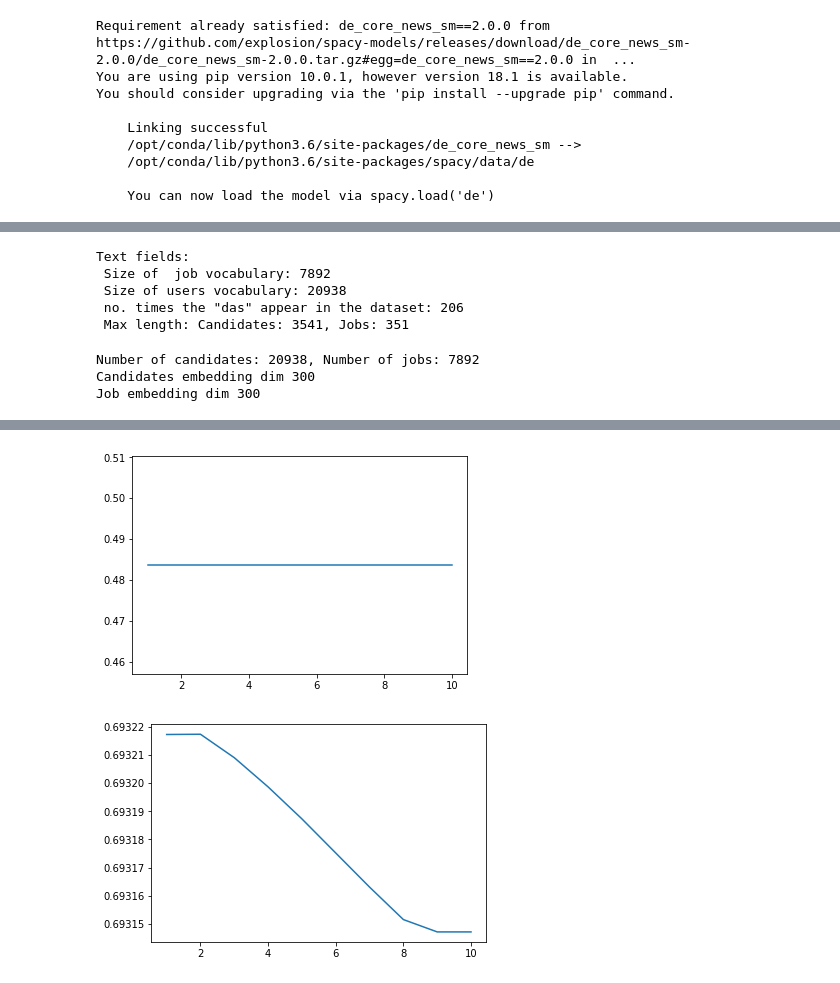
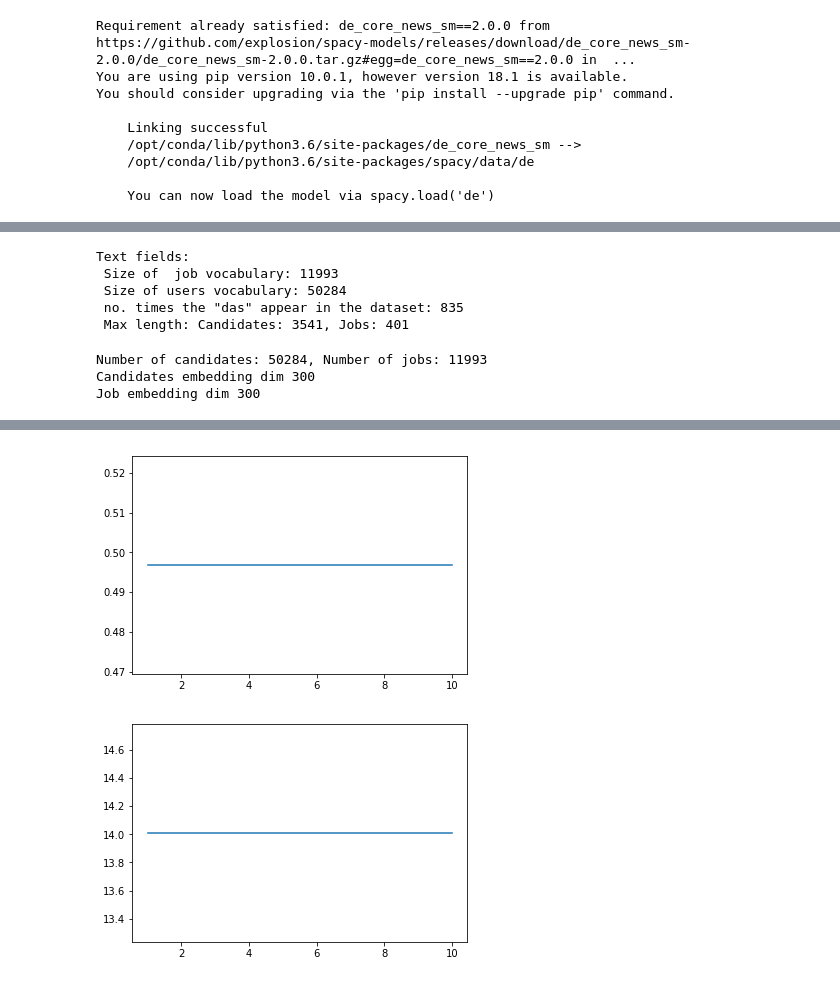
Before and after one commit to SofusA/Cookie-optimisers, a Jupyter notebook: models/CalendarFlops.ipynb, the cells around one changed output, grey strips where cells are left out. Saved outputs shown, nothing was run; the diff lists cells and outputs as text; code cells hidden in the pictures.

```diff
--- a/models/CalendarFlops.ipynb
+++ b/models/CalendarFlops.ipynb
@@ -42,8 +42,13 @@ parced_data = parced_data[['candidate_resume','job_description', 'match_status']
 parced_data['match_status'] = parced_data['match_status'][pd.to_numeric(parced_data['match_status'], errors='coerce').notnull()]
 parced_data = parced_data.dropna()
 
+# Max length
+max_len = 5000
+min_len = 100
+filt_candidate = parced_data["candidate_resume"].map(lambda x: len(x)) > min_len
+parced_data = parced_data[filt_candidate]
 #Flat
-parced_data['match_status'] = parced_data['match_status'].apply(lambda x: 0 if int(x) < 4 else 1)
+parced_data['match_status'] = parced_data['match_status'].apply(lambda x: 0 if int(x) < 2 else 1)
 
 # Drop to equal
 parced_data = parced_data.sort_values(by=['match_status'], ascending=False)
@@ -79,9 +88,10 @@ vec_url = 'https://s3-us-west-1.amazonaws.com/fasttext-vectors/wiki.de.vec'
 def tokenizer(text): # create a tokenizer function
     return [tok.text for tok in spacy_de.tokenizer(text)]
 
-CANDIDATES = Field(sequential=True, lower=True, include_lengths=True, fix_length=max_length_candidates)
+
+CANDIDATES = Field(sequential=True, lower=True, include_lengths=True, fix_length=max_length_candidates, tokenize=tokenizer)
 LABEL = Field(sequential=False, use_vocab=False)
-JOBS = Field(sequential=True, lower=True, include_lengths=True, fix_length=max_length_jobs)
+JOBS = Field(sequential=True, lower=True, include_lengths=True, fix_length=max_length_jobs, tokenize=tokenizer)
 
 train, val, test = TabularDataset.splits(
         path='../datasets/TalentFox', train='train.csv',
@@ -99,10 +109,10 @@ print(' no. times the "das" appear in the dataset:', JOBS.vocab.freqs['das']+CAN
 print(f' Max length: Candidates: {max_length_candidates}, Jobs: {max_length_jobs}')
 # %% [output]
 Text fields:
- Size of  job vocabulary: 7892
- Size of users vocabulary: 20938
- no. times the "das" appear in the dataset: 206
- Max length: Candidates: 3541, Jobs: 351
+ Size of  job vocabulary: 11993
+ Size of users vocabulary: 50284
+ no. times the "das" appear in the dataset: 835
+ Max length: Candidates: 3541, Jobs: 401
 # %%
 batch_size = (10, 11, 12)
 
@@ -122,7 +132,7 @@ print(f'Job embedding dim {embedding_dim_jobs}')
 n_hidden = 91
 l1_hidden = 500
 # %% [output]
-Number of candidates: 20938, Number of jobs: 7892
+Number of candidates: 50284, Number of jobs: 11993
 Candidates embedding dim 300
 Job embedding dim 300
 # %%
@@ -354,5 +364,5 @@ def trainLoop(epochs, lr=0.001, wd = 1e-6, print_batch_p = 1):
     plt.plot(range(1,epochs+1),losses)
     plt.show()
 # %%
-trainLoop(epochs=10, lr=0.001, wd=1e-6, print_batch_p=0.5)
+trainLoop(epochs=10, lr=1, wd=1e-6, print_batch_p=0.5)
 # %% [output]
@@ -376,2 +386,2 @@ Epoch 10: Validation average loss: 0.69 | F1: 0.65 | Accuracy: 0.48
-[figure, old version]
+[figure, new version]
-[figure, old version]
+[figure, new version]
```
Also changed, not shown: parts of 2 cells of this notebook, 1 other file.
